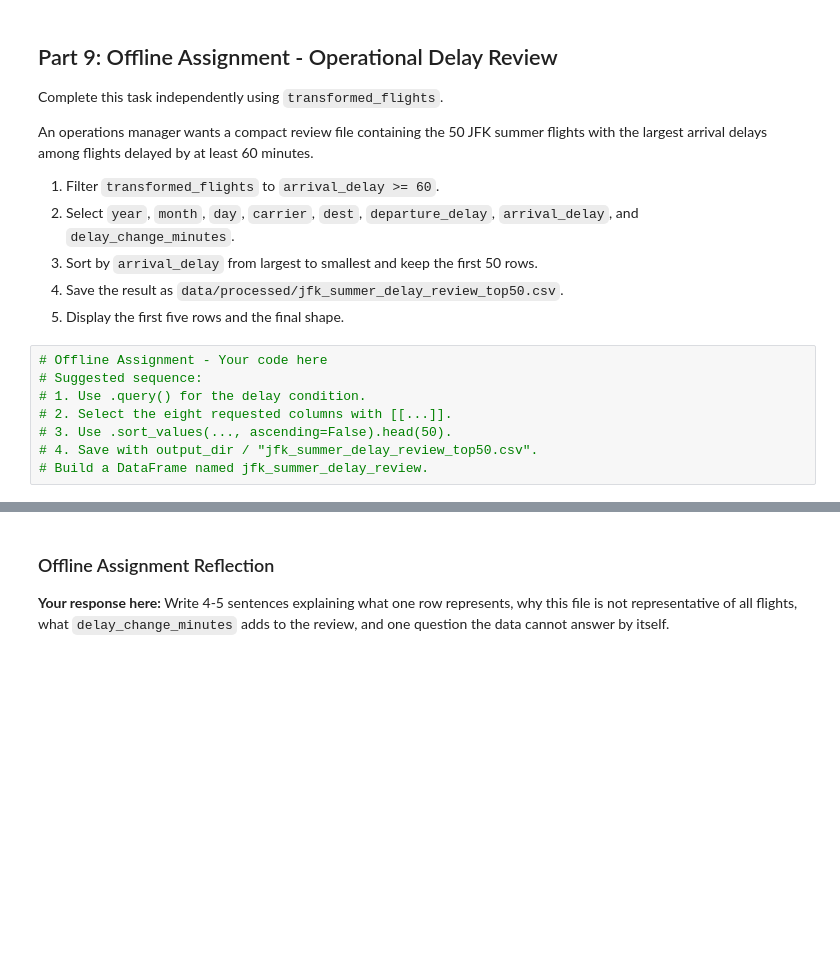
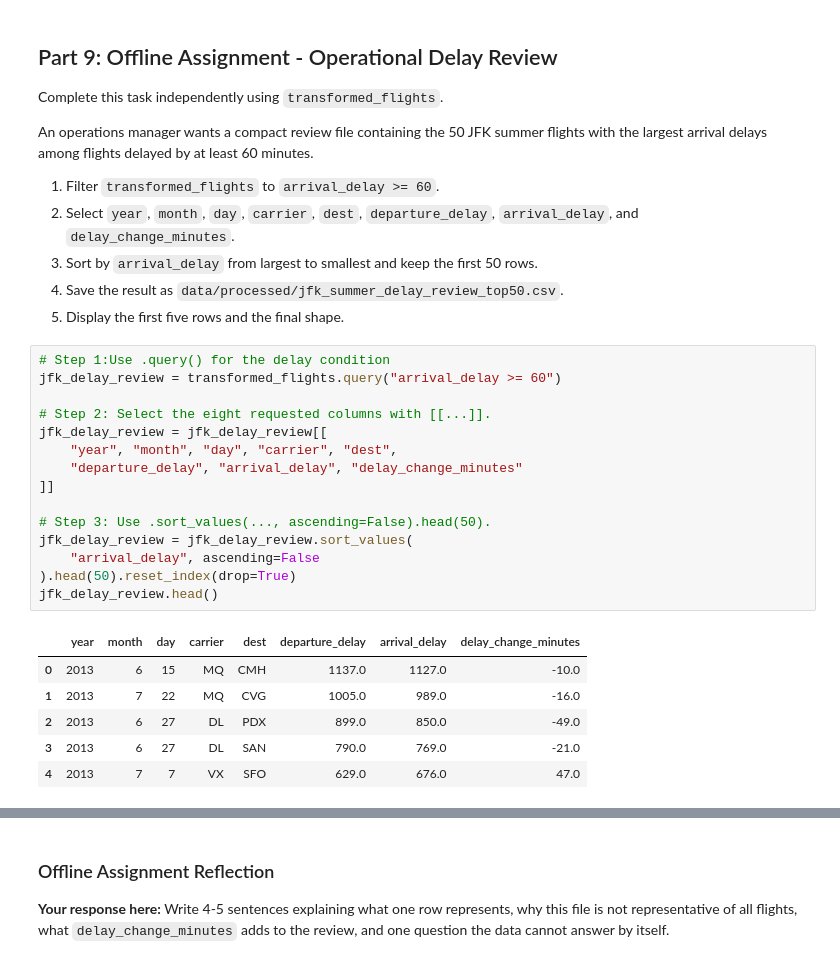
Before and after one commit to JoeG-UTSA/BAN6003-Week05-06-JoeGarcia, a Jupyter notebook: notebooks/module5_basic_transformation_guided_lab.ipynb, the cells around one changed output, grey strips where cells are left out. Cells and saved outputs as stored; diff of their text form; blank space fills up the shorter version.

```diff
--- a/notebooks/module5_basic_transformation_guided_lab.ipynb
+++ b/notebooks/module5_basic_transformation_guided_lab.ipynb
@@ -724,10 +724,24 @@ An operations manager wants a compact review file containing the 50 JFK summer f
 4. Save the result as `data/processed/jfk_summer_delay_review_top50.csv`.
 5. Display the first five rows and the final shape.
 # %%
-# Offline Assignment - Your code here
-# Suggested sequence:
-# 1. Use .query() for the delay condition.
-# 2. Select the eight requested columns with [[...]].
-# 3. Use .sort_values(..., ascending=False).head(50).
-# 4. Save with output_dir / "jfk_summer_delay_review_top50.csv".
-# Build a DataFrame named jfk_summer_delay_review.
+# Step 1:Use .query() for the delay condition
+jfk_delay_review = transformed_flights.query("arrival_delay >= 60")
+
+# Step 2: Select the eight requested columns with [[...]].
+jfk_delay_review = jfk_delay_review[[
+    "year", "month", "day", "carrier", "dest",
+    "departure_delay", "arrival_delay", "delay_change_minutes"
+]]
+
+# Step 3: Use .sort_values(..., ascending=False).head(50).
+jfk_delay_review = jfk_delay_review.sort_values(
+    "arrival_delay", ascending=False
+).head(50).reset_index(drop=True)
+jfk_delay_review.head()
+# %% [output]
+|  | year | month | day | carrier | dest | departure_delay | arrival_delay | delay_change_minutes |
+| 0 | 2013 | 6 | 15 | MQ | CMH | 1137.0 | 1127.0 | -10.0 |
+| 1 | 2013 | 7 | 22 | MQ | CVG | 1005.0 | 989.0 | -16.0 |
+| 2 | 2013 | 6 | 27 | DL | PDX | 899.0 | 850.0 | -49.0 |
+| 3 | 2013 | 6 | 27 | DL | SAN | 790.0 | 769.0 | -21.0 |
+| 4 | 2013 | 7 | 7 | VX | SFO | 629.0 | 676.0 | 47.0 |
```
Also changed, not shown: parts of 2 cells of this notebook, 2 other files.
